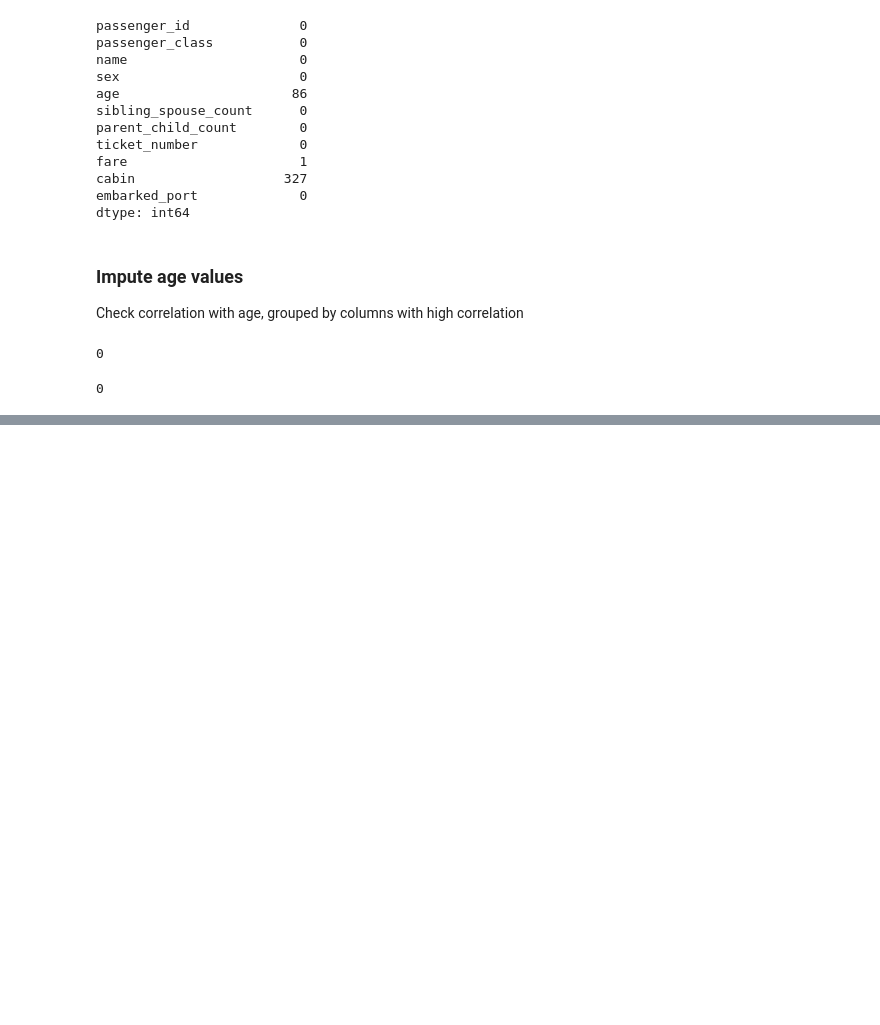
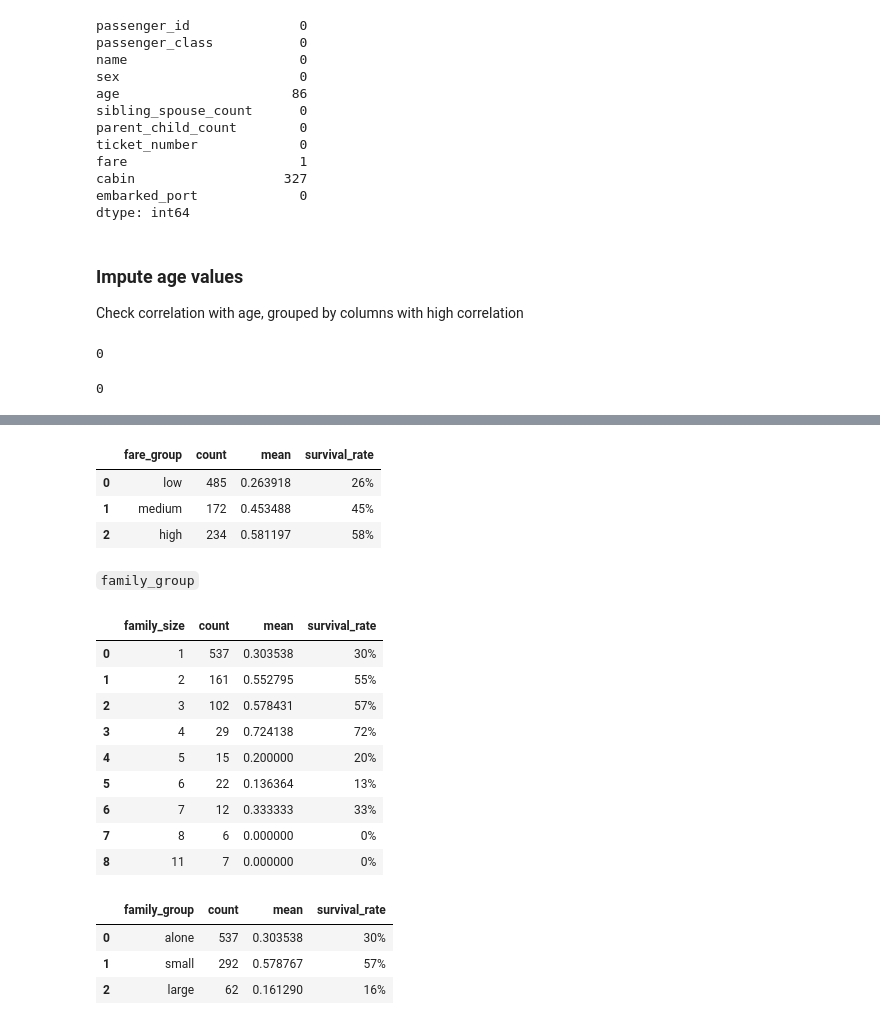
Before and after one commit to helben2002/TitanicCapstoneProject, a Jupyter notebook: ml/notebooks/titanic.ipynb, the cells around one changed output, grey strips where cells are left out. Drawn from its saved outputs; the diff is of its cells as text; code cells hidden in the pictures; blank space fills up the shorter version.

Commit message:
data (TITANIC-91): feature engineered binned groups, binary encoding, one-hot encoding, defined columns to drop (mob programmed)

```diff
--- a/ml/notebooks/titanic.ipynb
+++ b/ml/notebooks/titanic.ipynb
@@ -112,0 +147,13 @@ df_test.to_csv('../data/processed/test_cleaned.csv', index=False)
+# %%
+# Define age bins and laels
+age_bins = [0, 13, 18, 30, 50, 100]
+age_labels = ['child', 'teenager', 'young_adult', 'adult', 'senior']
+# %%
+df_clean["age_group"] = pd.cut(
+    df_clean["age"],
+    bins=age_bins,
+    labels=age_labels
+)
+
+df_clean.groupby("age_group")["survived"].mean()
+survival_summary_by_feature(df_clean, "age_group")
@@ -112,0 +191,34 @@ df_test.to_csv('../data/processed/test_cleaned.csv', index=False)
+# %%
+fare_bins =[0, 16, 30, df_clean['fare'].max()]
+fare_labels = ['low', 'medium', 'high']
+
+df_clean["fare_group"] = pd.cut(
+    df_clean["fare"],
+    bins=fare_bins,
+    labels=fare_labels,
+    include_lowest=True
+)
+# %%
+survival_summary_by_feature(df_clean, "fare_group")
+# %% [output]
+|  | fare_group | count | mean | survival_rate |
+| 0 | low | 485 | 0.263918 | 26% |
+| 1 | medium | 172 | 0.453488 | 45% |
+| 2 | high | 234 | 0.581197 | 58% |
+# %% [markdown]
+`family_group`
+# %%
+df_clean['family_size'] = df_clean['sibling_spouse_count'] + df_clean['parent_child_count'] + 1
+# %%
+survival_summary_by_feature(df_clean, "family_size")
+# %% [output]
+|  | family_size | count | mean | survival_rate |
+| 0 | 1 | 537 | 0.303538 | 30% |
+| 1 | 2 | 161 | 0.552795 | 55% |
+| 2 | 3 | 102 | 0.578431 | 57% |
+| 3 | 4 | 29 | 0.724138 | 72% |
+| 4 | 5 | 15 | 0.200000 | 20% |
+| 5 | 6 | 22 | 0.136364 | 13% |
+| 6 | 7 | 12 | 0.333333 | 33% |
+| 7 | 8 | 6 | 0.000000 | 0% |
+| 8 | 11 | 7 | 0.000000 | 0% |
@@ -112,0 +234,7 @@ df_test.to_csv('../data/processed/test_cleaned.csv', index=False)
+# %%
+survival_summary_by_feature(df_clean, "family_group")
+# %% [output]
+|  | family_group | count | mean | survival_rate |
+| 0 | alone | 537 | 0.303538 | 30% |
+| 1 | small | 292 | 0.578767 | 57% |
+| 2 | large | 62 | 0.161290 | 16% |
```
Also changed, not shown: parts of 24 cells of this notebook.
